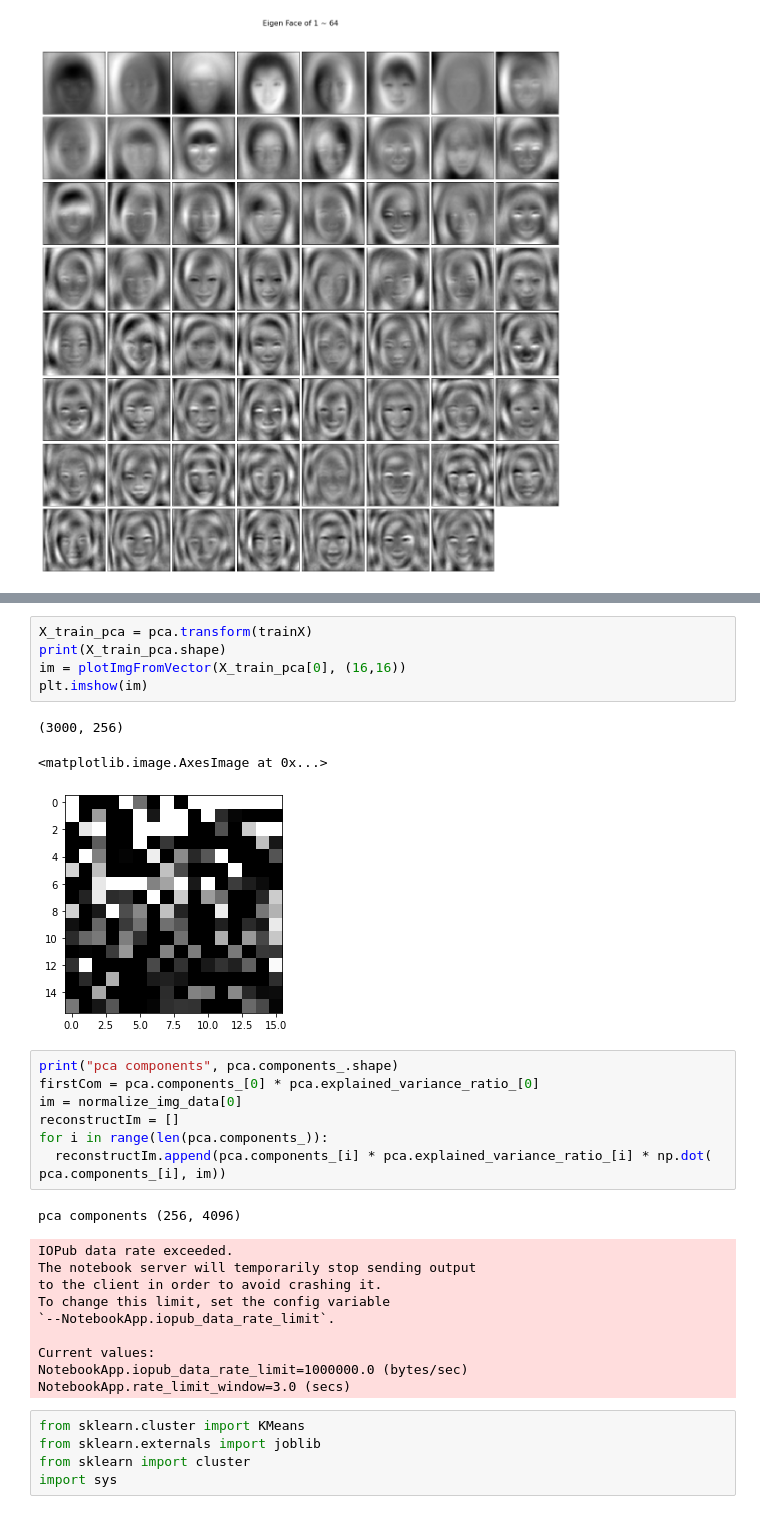
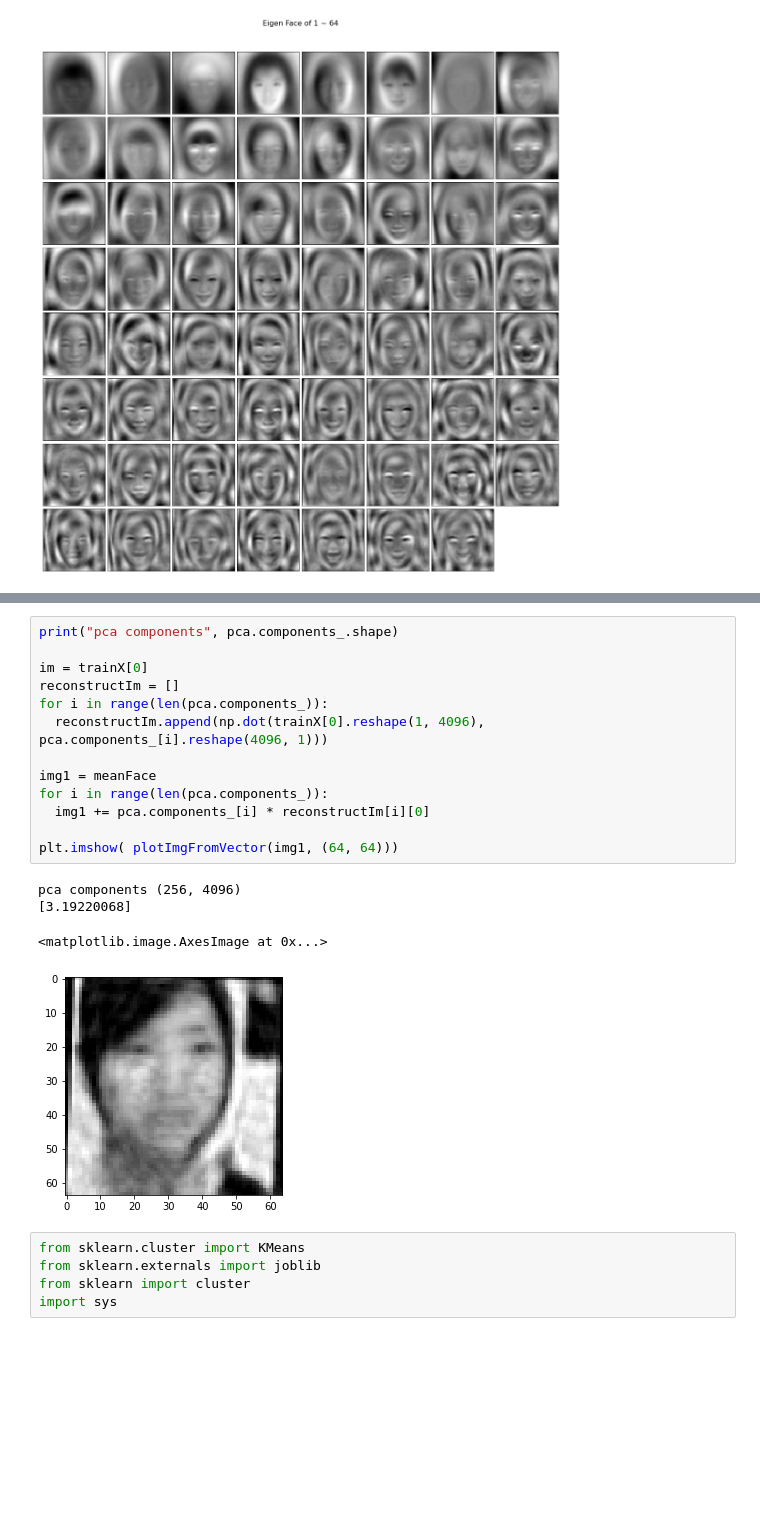
Before and after one commit to 104corp/Face-Recognition, a Jupyter notebook: Colab_NoteBooks/SVM.ipynb, the cells around one changed output, grey strips where cells are left out. Saved outputs shown, nothing was run; the diff lists cells and outputs as text; blank space fills up the shorter version.

```diff
--- a/Colab_NoteBooks/SVM.ipynb
+++ b/Colab_NoteBooks/SVM.ipynb
@@ -179,30 +180,21 @@ plt.imshow(im)
-# %%
-X_train_pca = pca.transform(trainX)
-print(X_train_pca.shape)
-im = plotImgFromVector(X_train_pca[0], (16,16))
-plt.imshow(im)
-# %% [output]
-(3000, 256)
-<matplotlib.image.AxesImage at 0x...>
-[figure, removed]
 # %%
 print("pca components", pca.components_.shape)
-firstCom = pca.components_[0] * pca.explained_variance_ratio_[0]
-im = normalize_img_data[0]
+
+im = trainX[0]
 reconstructIm = []
 for i in range(len(pca.components_)):
-  reconstructIm.append(pca.components_[i] * pca.explained_variance_ratio_[i] * np.dot( pca.components_[i], im))
+  reconstructIm.append(np.dot(trainX[0].reshape(1, 4096), pca.components_[i].reshape(4096, 1)))
+
+img1 = meanFace
+for i in range(len(pca.components_)):
+  img1 += pca.components_[i] * reconstructIm[i][0]
+
+plt.imshow( plotImgFromVector(img1, (64, 64)))
 # %% [output]
 pca components (256, 4096)
+[3.19220068]
-IOPub data rate exceeded.
-The notebook server will temporarily stop sending output
-to the client in order to avoid crashing it.
-To change this limit, set the config variable
-`--NotebookApp.iopub_data_rate_limit`.
-
-Current values:
-NotebookApp.iopub_data_rate_limit=1000000.0 (bytes/sec)
-NotebookApp.rate_limit_window=3.0 (secs)
+<matplotlib.image.AxesImage at 0x...>
+[figure, added]
 # %%
 from sklearn.cluster import KMeans
 from sklearn.externals import joblib
```
Also changed, not shown: parts of 2 cells of this notebook.
